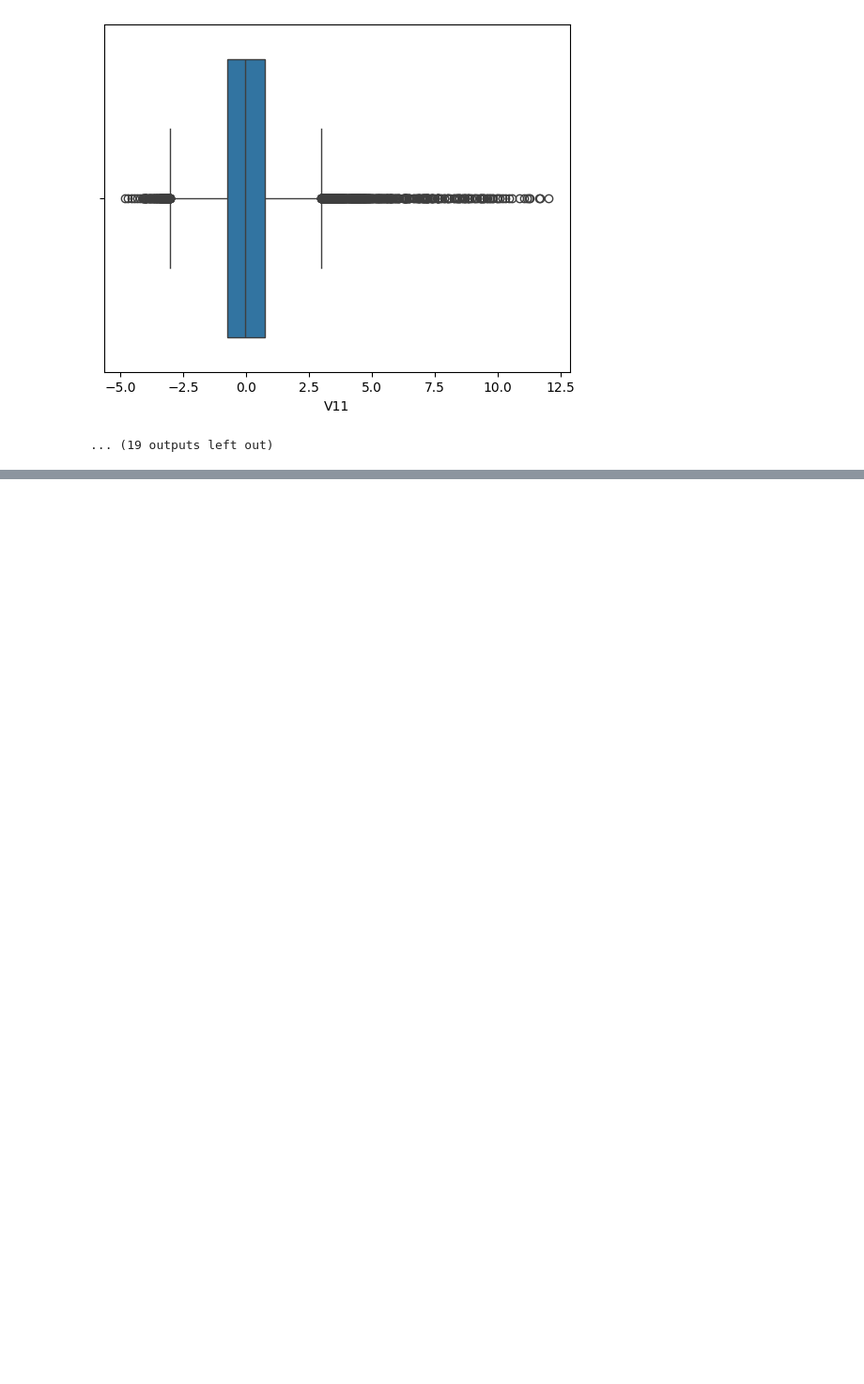
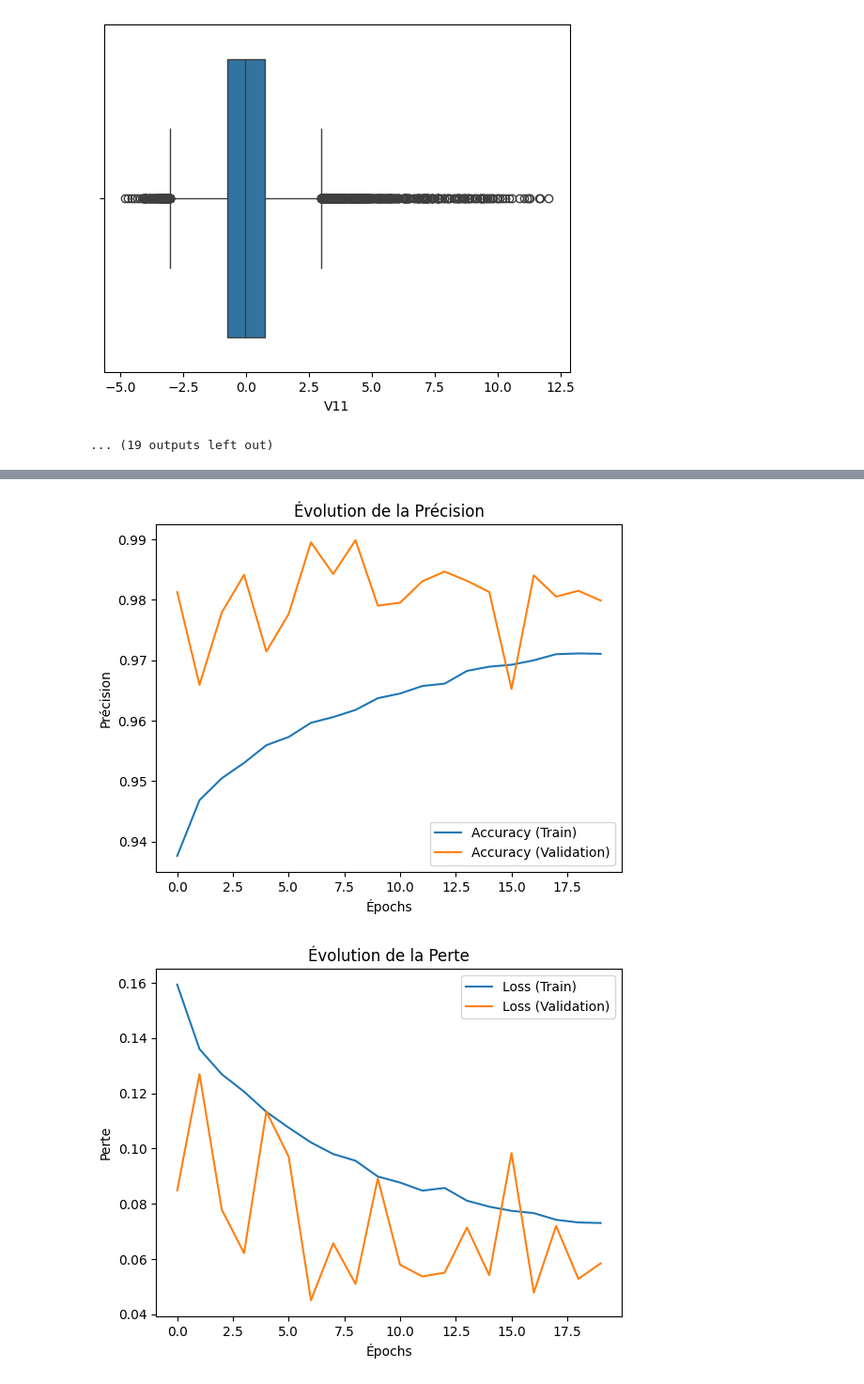
Before and after one commit to Harry128-z/Detection-De-Fraude, a Jupyter notebook: creditcard.ipynb, the cells around one changed output, grey strips where cells are left out. Shown at 94% size. Drawn from its saved outputs; the diff is of its cells as text; code cells hidden in the pictures; blank space fills up the shorter version.

```diff
--- a/creditcard.ipynb
+++ b/creditcard.ipynb
@@ -218,0 +324,16 @@ plot_pie_chart(y_train_overesampled, "Table oversampled - Distribution de 'trans
+# %%
+# Évaluation des performances sur l'ensemble de test
+from sklearn.metrics import classification_report, confusion_matrix, roc_auc_score
+
+# Prédictions sur l'ensemble de test
+y_pred = (model.predict(x_test) > 0.5).astype("int32")
+
+# Calcul de la matrice de confusion
+conf_matrix = confusion_matrix(y_test, y_pred)
+
+# Rapport de Classification
+print("\nRapport de Classification :\n", classification_report(y_test, y_pred))
+
+# Score ROC-AUC
+roc_auc = roc_auc_score(y_test, y_pred)
+print(f"\nScore ROC-AUC : {roc_auc}")
@@ -218,0 +355,33 @@ plot_pie_chart(y_train_overesampled, "Table oversampled - Distribution de 'trans
+# %%
+# 5. Visualisation des performances
+import matplotlib.pyplot as plt
+import seaborn as sns
+
+# Courbe de précision
+plt.plot(history.history['accuracy'], label='Accuracy (Train)')
+plt.plot(history.history['val_accuracy'], label='Accuracy (Validation)')
+plt.title('Évolution de la Précision')
+plt.xlabel('Épochs')
+plt.ylabel('Précision')
+plt.legend()
+plt.show()
+
+# Courbe de perte
+plt.plot(history.history['loss'], label='Loss (Train)')
+plt.plot(history.history['val_loss'], label='Loss (Validation)')
+plt.title('Évolution de la Perte')
+plt.xlabel('Épochs')
+plt.ylabel('Perte')
+plt.legend()
+plt.show()
+
+# Affichage avec Seaborn de la matrice de confusion
+plt.figure(figsize=(8, 6))
+sns.heatmap(conf_matrix, annot=True, fmt='d', cmap='Blues', xticklabels=['Classe 0', 'Classe 1'], yticklabels=['Classe 0', 'Classe 1'])
+plt.title('Matrice de Confusion')
+plt.xlabel('Prédictions')
+plt.ylabel('Classes Réelles')
+plt.show()
+# %% [output]
+[figure, added]
+[figure, added]
```
Also changed, not shown: parts of 16 cells of this notebook.
